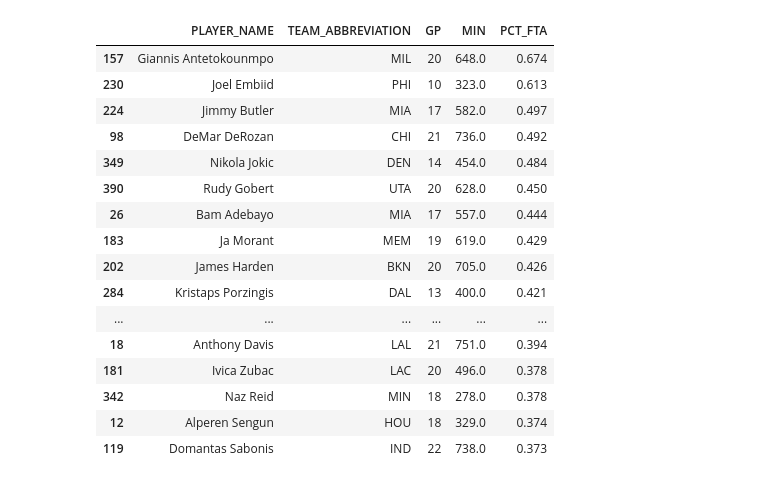
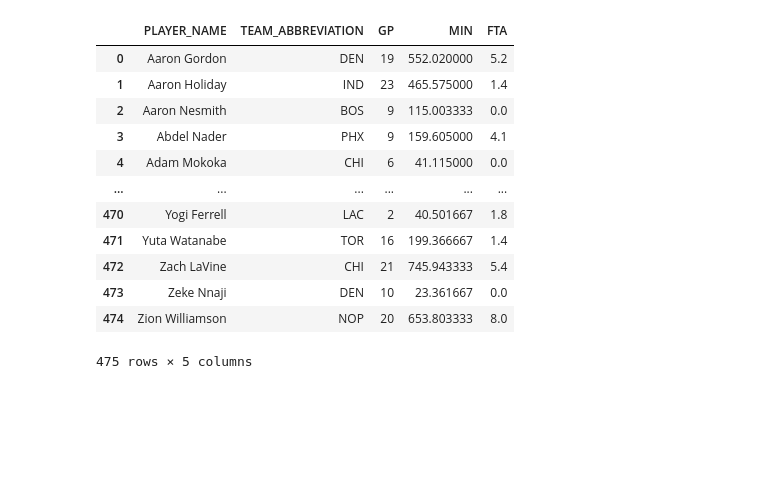
Before and after one commit to SpecCRA/nba_ft_comparisons, a Jupyter notebook: data_gathering.ipynb, the cells around one changed output. Saved outputs shown, nothing was run; the diff lists cells and outputs as text; code cells hidden in the pictures; blank space fills up the shorter version.

```diff
--- a/data_gathering.ipynb
+++ b/data_gathering.ipynb
@@ -95,20 +66,0 @@ PAST_SEASON_STATS
-# %%
-CURR_SEASON_STATS
-# %% [output]
-|  | PLAYER_NAME | TEAM_ABBREVIATION | GP | MIN | PCT_FTA |
-| 157 | Giannis Antetokounmpo | MIL | 20 | 648.0 | 0.674 |
-| 230 | Joel Embiid | PHI | 10 | 323.0 | 0.613 |
-| 224 | Jimmy Butler | MIA | 17 | 582.0 | 0.497 |
-| 98 | DeMar DeRozan | CHI | 21 | 736.0 | 0.492 |
-| 349 | Nikola Jokic | DEN | 14 | 454.0 | 0.484 |
-| 390 | Rudy Gobert | UTA | 20 | 628.0 | 0.450 |
-| 26 | Bam Adebayo | MIA | 17 | 557.0 | 0.444 |
-| 183 | Ja Morant | MEM | 19 | 619.0 | 0.429 |
-| 202 | James Harden | BKN | 20 | 705.0 | 0.426 |
-| 284 | Kristaps Porzingis | DAL | 13 | 400.0 | 0.421 |
-| ... | ... | ... | ... | ... | ... |
-| 18 | Anthony Davis | LAL | 21 | 751.0 | 0.394 |
-| 181 | Ivica Zubac | LAC | 20 | 496.0 | 0.378 |
-| 342 | Naz Reid | MIN | 18 | 278.0 | 0.378 |
-| 12 | Alperen Sengun | HOU | 18 | 329.0 | 0.374 |
-| 119 | Domantas Sabonis | IND | 22 | 738.0 | 0.373 |
@@ -114,0 +80,16 @@ CURR_SEASON_STATS
+# %%
+PAST_SEASON_FTA
+# %% [output]
+|  | PLAYER_NAME | TEAM_ABBREVIATION | GP | MIN | FTA |
+| 0 | Aaron Gordon | DEN | 19 | 552.020000 | 5.2 |
+| 1 | Aaron Holiday | IND | 23 | 465.575000 | 1.4 |
+| 2 | Aaron Nesmith | BOS | 9 | 115.003333 | 0.0 |
+| 3 | Abdel Nader | PHX | 9 | 159.605000 | 4.1 |
+| 4 | Adam Mokoka | CHI | 6 | 41.115000 | 0.0 |
+| ... | ... | ... | ... | ... | ... |
+| 470 | Yogi Ferrell | LAC | 2 | 40.501667 | 1.8 |
+| 471 | Yuta Watanabe | TOR | 16 | 199.366667 | 1.4 |
+| 472 | Zach LaVine | CHI | 21 | 745.943333 | 5.4 |
+| 473 | Zeke Nnaji | DEN | 10 | 23.361667 | 0.0 |
+| 474 | Zion Williamson | NOP | 20 | 653.803333 | 8.0 |
+475 rows × 5 columns
```
Also changed, not shown: parts of 18 cells of this notebook, 3 other files.
